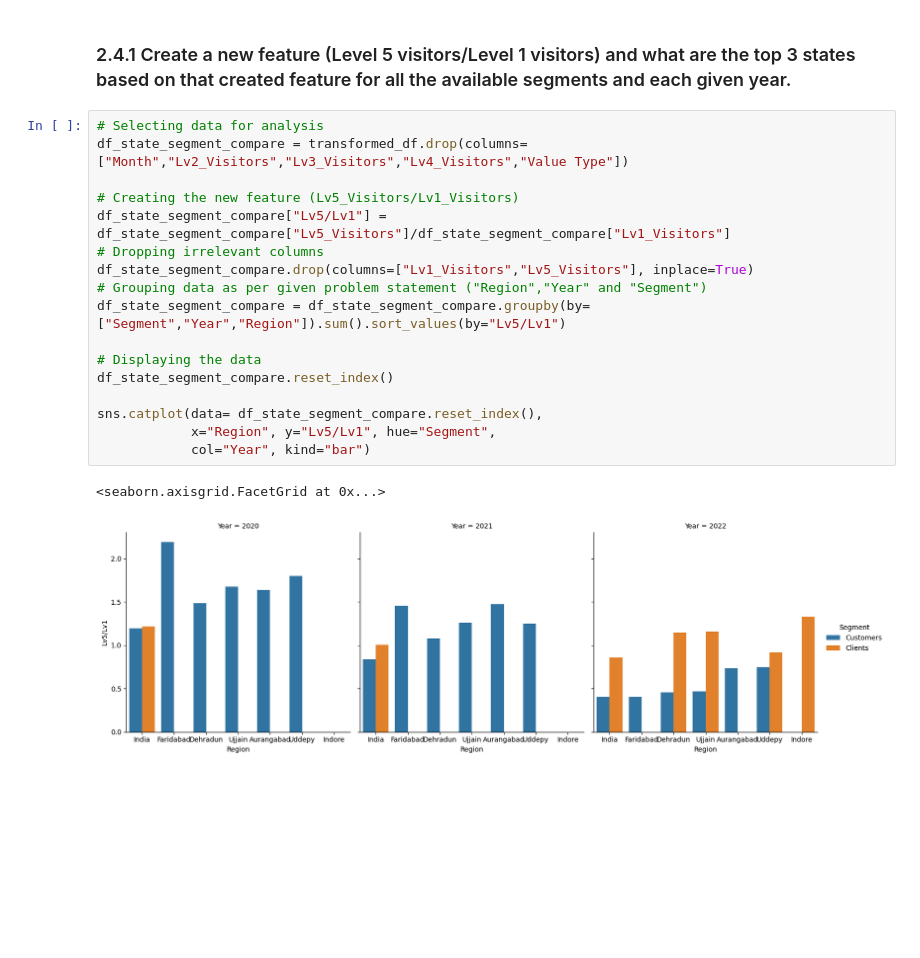
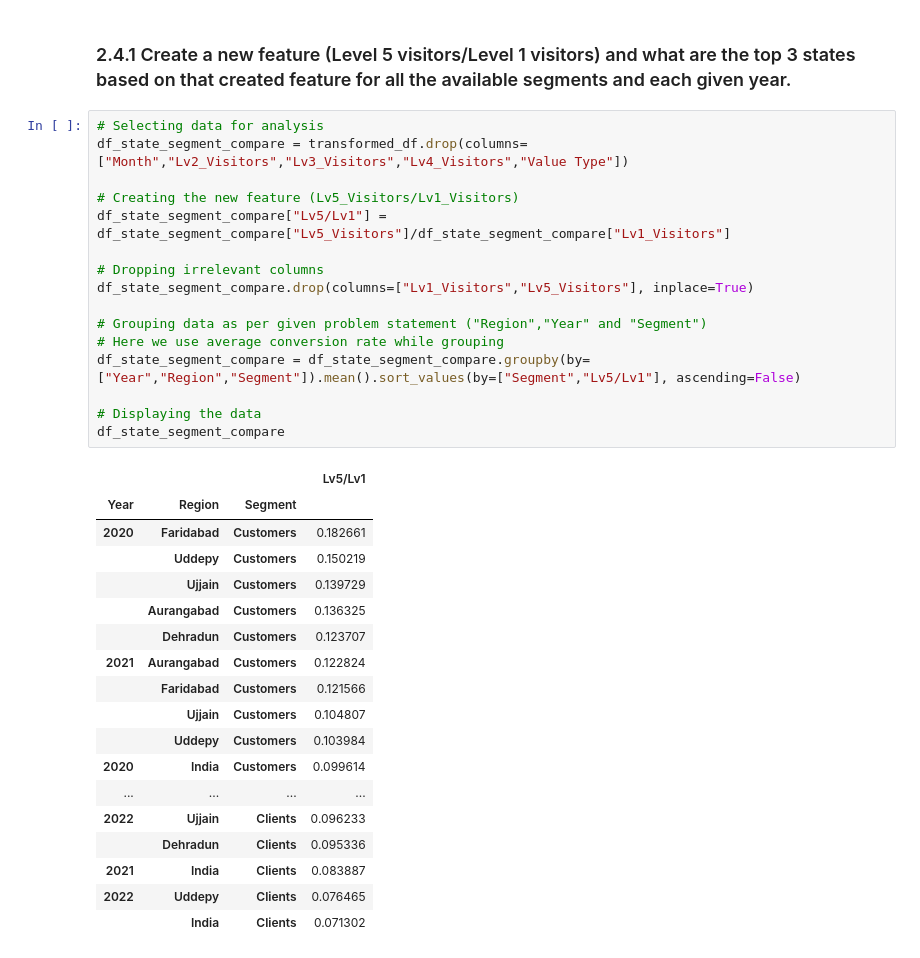
Before and after one commit to pratiksrm99/DataAnalysis, a Jupyter notebook: Website_Visitors_Data_Analysis.ipynb, the cells around one changed output. Drawn from its saved outputs; the diff is of its cells as text; blank space fills up the shorter version.

```diff
--- a/Website_Visitors_Data_Analysis.ipynb
+++ b/Website_Visitors_Data_Analysis.ipynb
@@ -712,20 +712,35 @@ The categories could be:
 # %%
 # Selecting data for analysis
 df_state_segment_compare = transformed_df.drop(columns=["Month","Lv2_Visitors","Lv3_Visitors","Lv4_Visitors","Value Type"])
 
 # Creating the new feature (Lv5_Visitors/Lv1_Visitors)
 df_state_segment_compare["Lv5/Lv1"] = df_state_segment_compare["Lv5_Visitors"]/df_state_segment_compare["Lv1_Visitors"]
+
 # Dropping irrelevant columns
 df_state_segment_compare.drop(columns=["Lv1_Visitors","Lv5_Visitors"], inplace=True)
+
 # Grouping data as per given problem statement ("Region","Year" and "Segment")
-df_state_segment_compare = df_state_segment_compare.groupby(by=["Segment","Year","Region"]).sum().sort_values(by="Lv5/Lv1")
+# Here we use average conversion rate while grouping
+df_state_segment_compare = df_state_segment_compare.groupby(by=["Year","Region","Segment"]).mean().sort_values(by=["Segment","Lv5/Lv1"], ascending=False)
 
 # Displaying the data
-df_state_segment_compare.reset_index()
-
-sns.catplot(data= df_state_segment_compare.reset_index(),
-            x="Region", y="Lv5/Lv1", hue="Segment",
-            col="Year", kind="bar")
+df_state_segment_compare
 # %% [output]
-<seaborn.axisgrid.FacetGrid at 0x...>
-[figure, removed]
+|  |  |  | Lv5/Lv1 |
+| Year | Region | Segment |  |
+| 2020 | Faridabad | Customers | 0.182661 |
+|  | Uddepy | Customers | 0.150219 |
+|  | Ujjain | Customers | 0.139729 |
+|  | Aurangabad | Customers | 0.136325 |
+|  | Dehradun | Customers | 0.123707 |
+| 2021 | Aurangabad | Customers | 0.122824 |
+|  | Faridabad | Customers | 0.121566 |
+|  | Ujjain | Customers | 0.104807 |
+|  | Uddepy | Customers | 0.103984 |
+| 2020 | India | Customers | 0.099614 |
+| ... | ... | ... | ... |
+| 2022 | Ujjain | Clients | 0.096233 |
+|  | Dehradun | Clients | 0.095336 |
+| 2021 | India | Clients | 0.083887 |
+| 2022 | Uddepy | Clients | 0.076465 |
+|  | India | Clients | 0.071302 |
```
Also changed, not shown: parts of 9 cells of this notebook.
